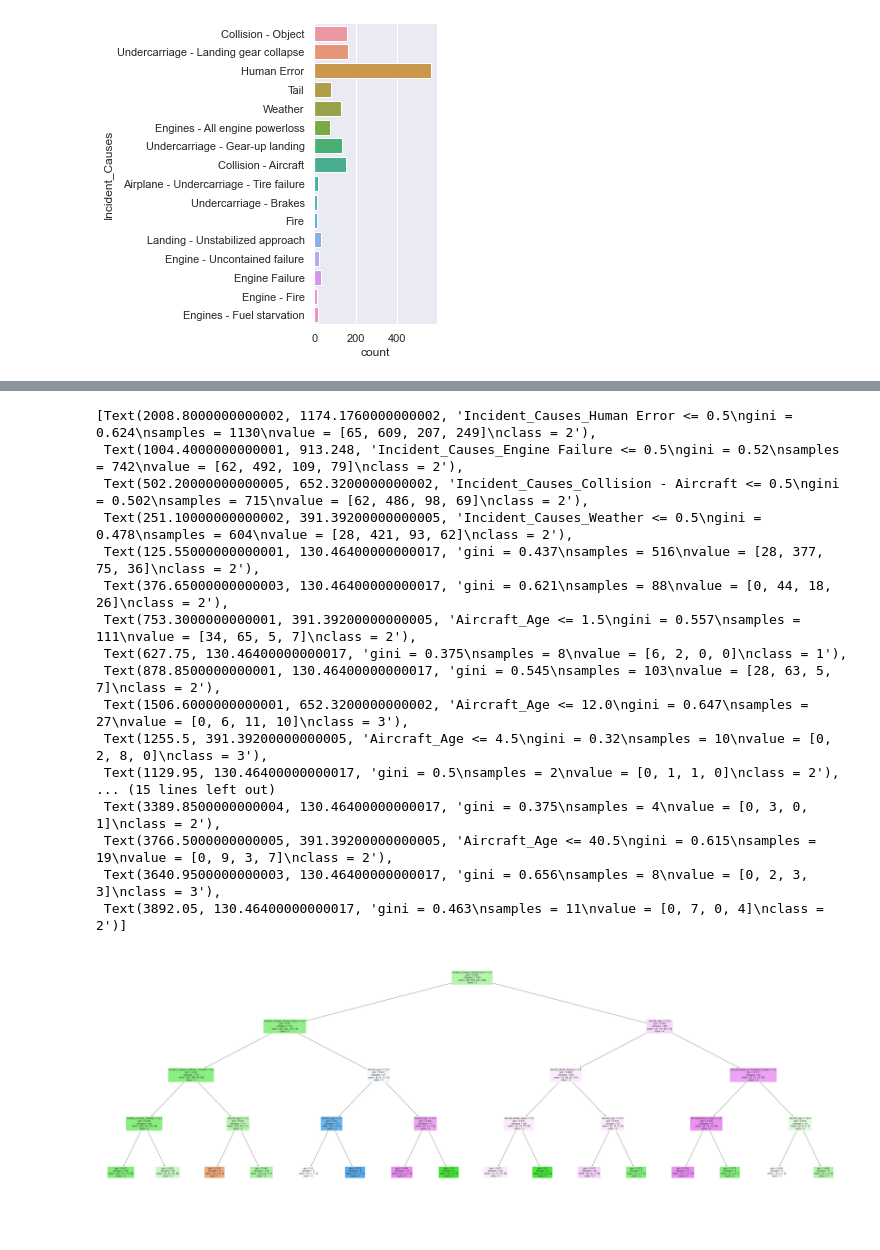
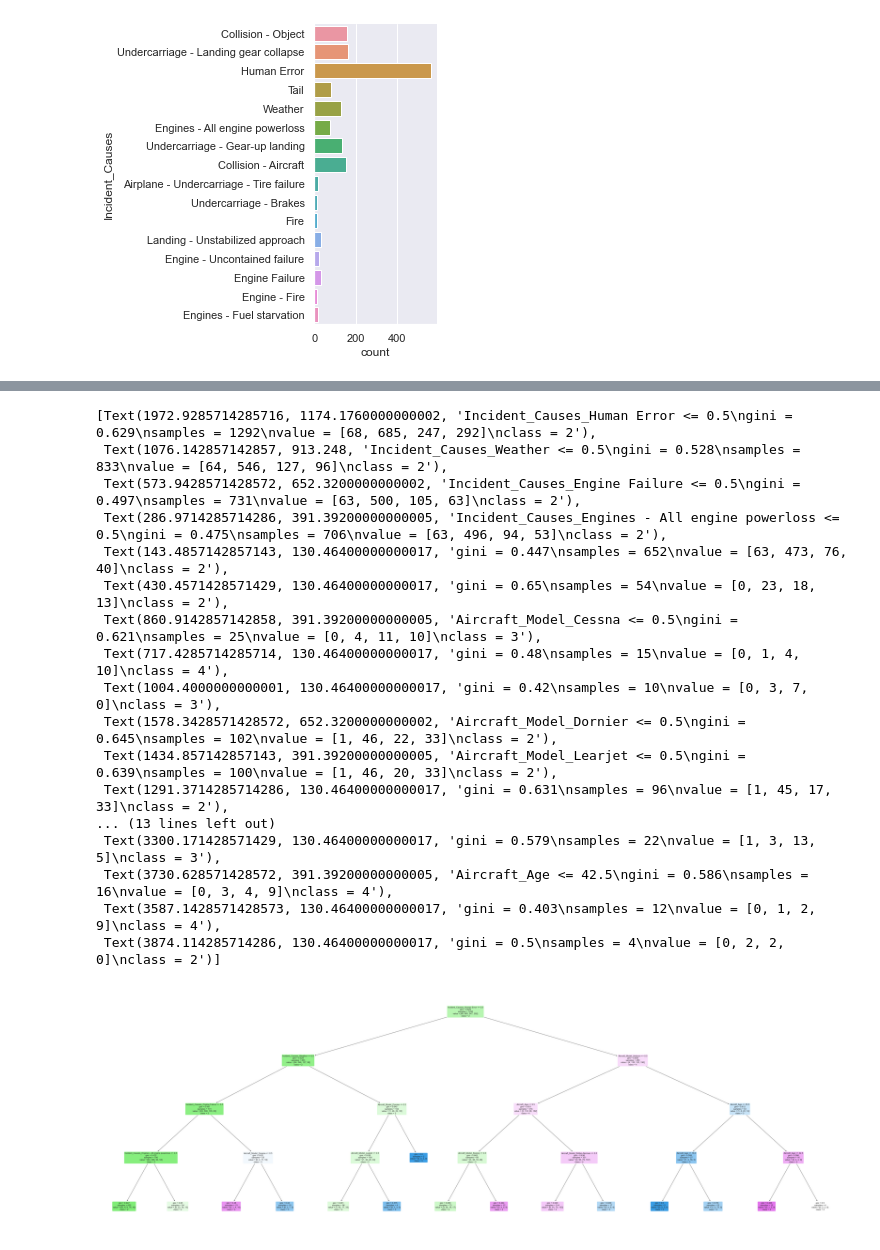
Before and after one commit to periadhityan/SC1015-Project, a Jupyter notebook: SC1015_Mini_Project.ipynb, the cells around one changed output, grey strips where cells are left out. Drawn from its saved outputs; the diff is of its cells as text; code cells hidden in the pictures.

```diff
--- a/SC1015_Mini_Project.ipynb
+++ b/SC1015_Mini_Project.ipynb
@@ -437,3 +357,14 @@ Aircraft.loc[Aircraft['Aircraft_Model'].str.contains("Sukhoi"), 'Aircraft_Model'
 Aircraft.loc[Aircraft['Aircraft_Model'].str.contains("GAF"), 'Aircraft_Model'] = 'GAF'
 Aircraft.loc[Aircraft['Aircraft_Model'].str.contains("AMI"), 'Aircraft_Model'] = 'AMI'
 Aircraft.loc[Aircraft['Aircraft_Model'].str.contains("Harbin"), 'Aircraft_Model'] = 'Harbin'
+Aircraft.loc[Aircraft['Aircraft_Model'].str.contains("PZL"), 'Aircraft_Model'] = 'PZL'
+Aircraft.loc[Aircraft['Aircraft_Model'].str.contains("HFB"), 'Aircraft_Model'] = 'HFB'
+Aircraft.loc[Aircraft['Aircraft_Model'].str.contains("Lisunov"), 'Aircraft_Model'] = 'Lisunov'
+Aircraft.loc[Aircraft['Aircraft_Model'].str.contains("Volpar"), 'Aircraft_Model'] = 'Volpar'
+Aircraft.loc[Aircraft['Aircraft_Model'].str.contains("Spectrum"), 'Aircraft_Model'] = 'Spectrum'
+Aircraft.loc[Aircraft['Aircraft_Model'].str.contains("Grob"), 'Aircraft_Model'] = 'Grob'
+Aircraft.loc[Aircraft['Aircraft_Model'].str.contains("Cirrus"), 'Aircraft_Model'] = 'Cirrus'
+Aircraft.loc[Aircraft['Aircraft_Model'].str.contains("Shijiazhuang"), 'Aircraft_Model'] = 'Shijiazhuang'
+Aircraft.loc[Aircraft['Aircraft_Model'].str.contains("Curtiss"), 'Aircraft_Model'] = 'Curtiss'
+Aircraft.loc[Aircraft['Aircraft_Model'].str.contains("Junkers"), 'Aircraft_Model'] = 'Junkers'
+Aircraft.loc[Aircraft['Aircraft_Model'].str.contains("Alenia"), 'Aircraft_Model'] = 'Alenia'
@@ -604,13 +548,13 @@ from sklearn.preprocessing import OneHotEncoder
 ohe = OneHotEncoder()
 
 # OneHotEncoding of categorical predictors (not the response)
-creditData_cat = Aircraft[['Aircraft_Model','Incident_Causes']]
-ohe.fit(creditData_cat)
-creditData_cat_ohe = pd.DataFrame(ohe.transform(creditData_cat).toarray(),
-                                  columns=ohe.get_feature_names(creditData_cat.columns))
+Aircraft_cat = Aircraft[['Aircraft_Model','Incident_Causes']]
+ohe.fit(Aircraft_cat)
+Aircraft_cat_ohe = pd.DataFrame(ohe.transform(Aircraft_cat).toarray(),
+                                  columns=ohe.get_feature_names(Aircraft_cat.columns))
 
 # Check the encoded variables
-creditData_cat_ohe.info()
+Aircraft_cat_ohe.info()
 # %% [output]
 <class 'pandas.core.frame.DataFrame'>
 RangeIndex: 1615 entries, 0 to 1614
@@ -634,13 +576,14 @@ creditData_cat_ohe.to_csv("creditData_cat_ohe.csv")
 # %%
 # Combining Numeric features with the OHE Categorical features
-creditData_num = Aircraft[['Aircraft_Age']].reset_index()
-creditData_res = Aircraft['Aircraft_Damage_Type'].reset_index()
-creditData_ohe = pd.concat([creditData_num, creditData_cat_ohe, creditData_res],
-                           sort = False, axis = 1).reindex(index=creditData_num.index)
+Aircraft_num = Aircraft[['Aircraft_Age']].reset_index()
+# Resetting the index is necessary or else the data will be mis-indexed
+Aircraft_res = Aircraft['Aircraft_Damage_Type'].reset_index()
+Aircraft_ohe = pd.concat([Aircraft_num, Aircraft_cat_ohe, Aircraft_res],
+                           sort = False, axis = 1).reindex(index=Aircraft_num.index)
 
-creditData_ohe=creditData_ohe.drop(columns='index')
+Aircraft_ohe=Aircraft_ohe.drop(columns='index')
 # Check the final dataframe
-creditData_ohe.info()
+Aircraft_ohe.info()
 # %% [output]
 <class 'pandas.core.frame.DataFrame'>
 RangeIndex: 1615 entries, 0 to 1614
@@ -686,42 +605,42 @@ memory usage: 958.9 KB
 # %%
 # Import essential models and functions from sklearn
 from sklearn.tree import DecisionTreeClassifier
 from sklearn.model_selection import train_test_split
 from sklearn.metrics import confusion_matrix
 from sklearn.tree import plot_tree
 
 # Extract Response and Predictors
-y = pd.DataFrame(creditData1['Aircraft_Damage_Type'])
-X = pd.DataFrame(creditData1.drop('Aircraft_Damage_Type', axis = 1))
+y = pd.DataFrame(Aircraft_ohe['Aircraft_Damage_Type'])
+X = pd.DataFrame(Aircraft_ohe.drop('Aircraft_Damage_Type', axis = 1))
 
 # Split the Dataset into Train and Test
-X_train, X_test, y_train, y_test = train_test_split(X, y, test_size = 0.3)
+X_train, X_test, y_train, y_test = train_test_split(X, y, test_size = 0.2)
 
 # Decision Tree using Train Data
-dectree = DecisionTreeClassifier(max_depth = 4)  # change max_depth to experiment
+dectree = DecisionTreeClassifier(max_depth = 4)
 dectree.fit(X_train, y_train)                    # train the decision tree model
 
 # Plot the trained Decision Tree
 f = plt.figure(figsize=(72,24))
 plot_tree(dectree, filled=True, rounded=True,
           feature_names=X_train.columns,
           class_names=["1","2","3","4"])
 # %% [output]
-[Text(2008.8000000000002, 1174.1760000000002, 'Incident_Causes_Human Error <= 0.5\ngini = 0.624\nsamples = 1130\nvalue = [65, 609, 207, 249]\nclass = 2'),
- Text(1004.4000000000001, 913.248, 'Incident_Causes_Engine Failure <= 0.5\ngini = 0.52\nsamples = 742\nvalue = [62, 492, 109, 79]\nclass = 2'),
- Text(502.20000000000005, 652.3200000000002, 'Incident_Causes_Collision - Aircraft <= 0.5\ngini = 0.502\nsamples = 715\nvalue = [62, 486, 98, 69]\nclass = 2'),
- Text(251.10000000000002, 391.39200000000005, 'Incident_Causes_Weather <= 0.5\ngini = 0.478\nsamples = 604\nvalue = [28, 421, 93, 62]\nclass = 2'),
- Text(125.55000000000001, 130.46400000000017, 'gini = 0.437\nsamples = 516\nvalue = [28, 377, 75, 36]\nclass = 2'),
- Text(376.65000000000003, 130.46400000000017, 'gini = 0.621\nsamples = 88\nvalue = [0, 44, 18, 26]\nclass = 2'),
- Text(753.3000000000001, 391.39200000000005, 'Aircraft_Age <= 1.5\ngini = 0.557\nsamples = 111\nvalue = [34, 65, 5, 7]\nclass = 2'),
- Text(627.75, 130.46400000000017, 'gini = 0.375\nsamples = 8\nvalue = [6, 2, 0, 0]\nclass = 1'),
- Text(878.8500000000001, 130.46400000000017, 'gini = 0.545\nsamples = 103\nvalue = [28, 63, 5, 7]\nclass = 2'),
- Text(1506.6000000000001, 652.3200000000002, 'Aircraft_Age <= 12.0\ngini = 0.647\nsamples = 27\nvalue = [0, 6, 11, 10]\nclass = 3'),
- Text(1255.5, 391.39200000000005, 'Aircraft_Age <= 4.5\ngini = 0.32\nsamples = 10\nvalue = [0, 2, 8, 0]\nclass = 3'),
- Text(1129.95, 130.46400000000017, 'gini = 0.5\nsamples = 2\nvalue = [0, 1, 1, 0]\nclass = 2'),
-... (15 lines left out)
- Text(3389.8500000000004, 130.46400000000017, 'gini = 0.375\nsamples = 4\nvalue = [0, 3, 0, 1]\nclass = 2'),
- Text(3766.5000000000005, 391.39200000000005, 'Aircraft_Age <= 40.5\ngini = 0.615\nsamples = 19\nvalue = [0, 9, 3, 7]\nclass = 2'),
- Text(3640.9500000000003, 130.46400000000017, 'gini = 0.656\nsamples = 8\nvalue = [0, 2, 3, 3]\nclass = 3'),
- Text(3892.05, 130.46400000000017, 'gini = 0.463\nsamples = 11\nvalue = [0, 7, 0, 4]\nclass = 2')]
+[Text(1972.9285714285716, 1174.1760000000002, 'Incident_Causes_Human Error <= 0.5\ngini = 0.629\nsamples = 1292\nvalue = [68, 685, 247, 292]\nclass = 2'),
+ Text(1076.142857142857, 913.248, 'Incident_Causes_Weather <= 0.5\ngini = 0.528\nsamples = 833\nvalue = [64, 546, 127, 96]\nclass = 2'),
+ Text(573.9428571428572, 652.3200000000002, 'Incident_Causes_Engine Failure <= 0.5\ngini = 0.497\nsamples = 731\nvalue = [63, 500, 105, 63]\nclass = 2'),
+ Text(286.9714285714286, 391.39200000000005, 'Incident_Causes_Engines - All engine powerloss <= 0.5\ngini = 0.475\nsamples = 706\nvalue = [63, 496, 94, 53]\nclass = 2'),
+ Text(143.4857142857143, 130.46400000000017, 'gini = 0.447\nsamples = 652\nvalue = [63, 473, 76, 40]\nclass = 2'),
+ Text(430.4571428571429, 130.46400000000017, 'gini = 0.65\nsamples = 54\nvalue = [0, 23, 18, 13]\nclass = 2'),
+ Text(860.9142857142858, 391.39200000000005, 'Aircraft_Model_Cessna <= 0.5\ngini = 0.621\nsamples = 25\nvalue = [0, 4, 11, 10]\nclass = 3'),
+ Text(717.4285714285714, 130.46400000000017, 'gini = 0.48\nsamples = 15\nvalue = [0, 1, 4, 10]\nclass = 4'),
+ Text(1004.4000000000001, 130.46400000000017, 'gini = 0.42\nsamples = 10\nvalue = [0, 3, 7, 0]\nclass = 3'),
+ Text(1578.3428571428572, 652.3200000000002, 'Aircraft_Model_Dornier <= 0.5\ngini = 0.645\nsamples = 102\nvalue = [1, 46, 22, 33]\nclass = 2'),
+ Text(1434.857142857143, 391.39200000000005, 'Aircraft_Model_Learjet <= 0.5\ngini = 0.639\nsamples = 100\nvalue = [1, 46, 20, 33]\nclass = 2'),
+ Text(1291.3714285714286, 130.46400000000017, 'gini = 0.631\nsamples = 96\nvalue = [1, 45, 17, 33]\nclass = 2'),
+... (13 lines left out)
+ Text(3300.171428571429, 130.46400000000017, 'gini = 0.579\nsamples = 22\nvalue = [1, 3, 13, 5]\nclass = 3'),
+ Text(3730.628571428572, 391.39200000000005, 'Aircraft_Age <= 42.5\ngini = 0.586\nsamples = 16\nvalue = [0, 3, 4, 9]\nclass = 4'),
+ Text(3587.1428571428573, 130.46400000000017, 'gini = 0.403\nsamples = 12\nvalue = [0, 1, 2, 9]\nclass = 4'),
+ Text(3874.114285714286, 130.46400000000017, 'gini = 0.5\nsamples = 4\nvalue = [0, 2, 2, 0]\nclass = 2')]
-[figure, old version]
+[figure, new version]
```
Also changed, not shown: parts of 60 cells of this notebook.
